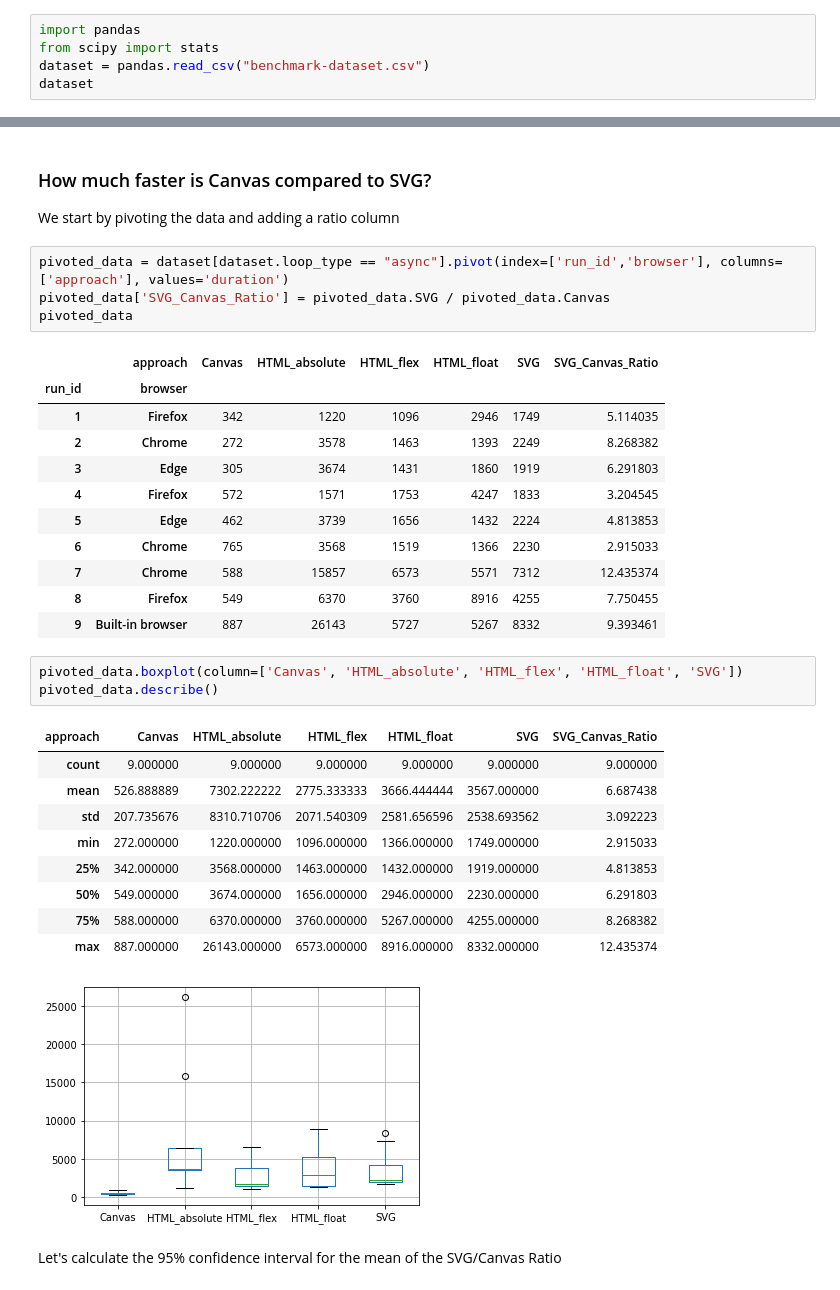
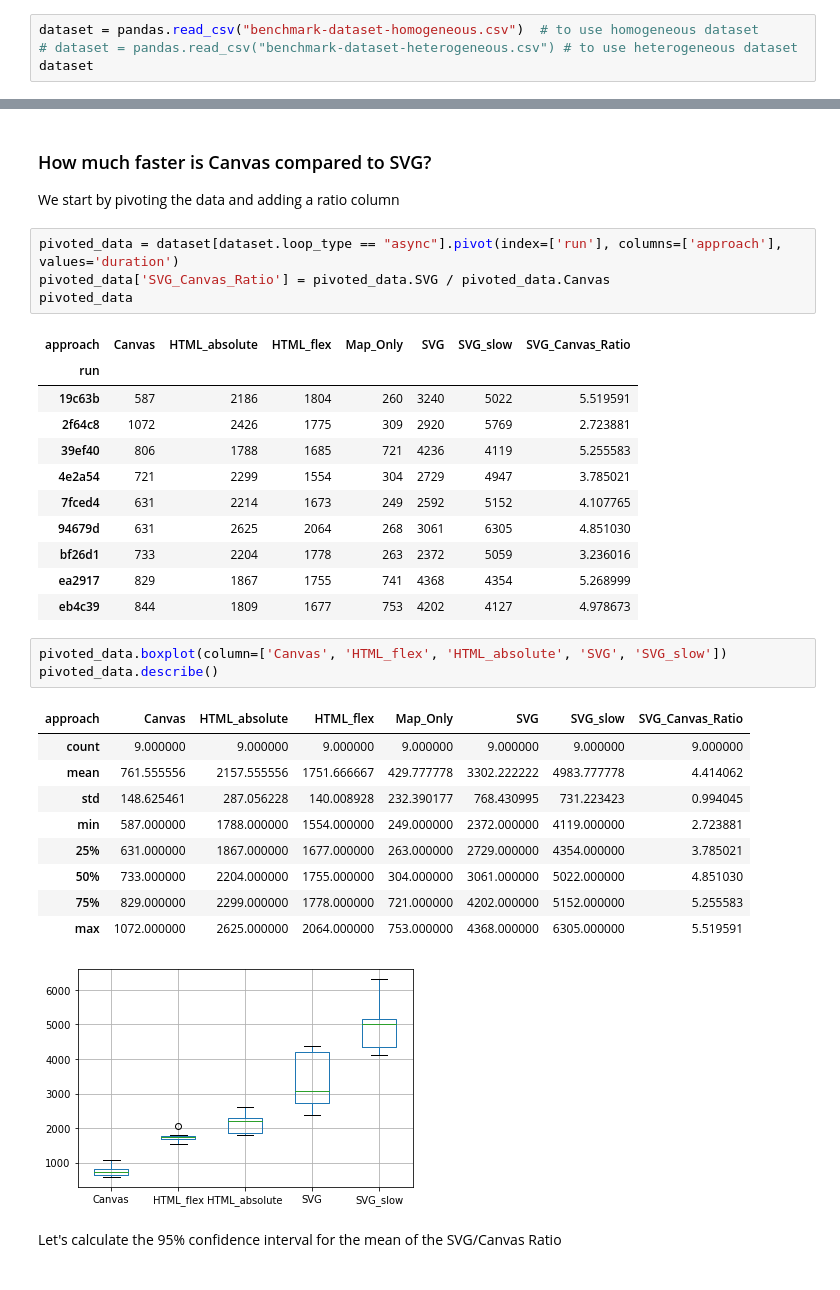
Before and after one commit to raphv/benchmark, a Jupyter notebook: benchmark-notebook.ipynb, the cells around one changed output, grey strips where cells are left out. Drawn from its saved outputs; the diff is of its cells as text.

Commit message:
Added dataset and notebook

```diff
--- a/benchmark-notebook.ipynb
+++ b/benchmark-notebook.ipynb
@@ -3,6 +15,5 @@
 # %%
-import pandas
-from scipy import stats
-dataset = pandas.read_csv("benchmark-dataset.csv")
+dataset = pandas.read_csv("benchmark-dataset-homogeneous.csv")  # to use homogeneous dataset
+# dataset = pandas.read_csv("benchmark-dataset-heterogeneous.csv") # to use heterogeneous dataset
 dataset
 # %% [output]
@@ -58,35 +69,35 @@ ranked_data.groupby(level='loop_type').mean()
 
 We start by pivoting the data and adding a ratio column
 # %%
-pivoted_data = dataset[dataset.loop_type == "async"].pivot(index=['run_id','browser'], columns=['approach'], values='duration')
+pivoted_data = dataset[dataset.loop_type == "async"].pivot(index=['run'], columns=['approach'], values='duration')
 pivoted_data['SVG_Canvas_Ratio'] = pivoted_data.SVG / pivoted_data.Canvas
 pivoted_data
 # %% [output]
-|  | approach | Canvas | HTML_absolute | HTML_flex | HTML_float | SVG | SVG_Canvas_Ratio |
-| run_id | browser |  |  |  |  |  |  |
-| 1 | Firefox | 342 | 1220 | 1096 | 2946 | 1749 | 5.114035 |
-| 2 | Chrome | 272 | 3578 | 1463 | 1393 | 2249 | 8.268382 |
-| 3 | Edge | 305 | 3674 | 1431 | 1860 | 1919 | 6.291803 |
-| 4 | Firefox | 572 | 1571 | 1753 | 4247 | 1833 | 3.204545 |
-| 5 | Edge | 462 | 3739 | 1656 | 1432 | 2224 | 4.813853 |
-| 6 | Chrome | 765 | 3568 | 1519 | 1366 | 2230 | 2.915033 |
-| 7 | Chrome | 588 | 15857 | 6573 | 5571 | 7312 | 12.435374 |
-| 8 | Firefox | 549 | 6370 | 3760 | 8916 | 4255 | 7.750455 |
-| 9 | Built-in browser | 887 | 26143 | 5727 | 5267 | 8332 | 9.393461 |
+| approach | Canvas | HTML_absolute | HTML_flex | Map_Only | SVG | SVG_slow | SVG_Canvas_Ratio |
+| run |  |  |  |  |  |  |  |
+| 19c63b | 587 | 2186 | 1804 | 260 | 3240 | 5022 | 5.519591 |
+| 2f64c8 | 1072 | 2426 | 1775 | 309 | 2920 | 5769 | 2.723881 |
+| 39ef40 | 806 | 1788 | 1685 | 721 | 4236 | 4119 | 5.255583 |
+| 4e2a54 | 721 | 2299 | 1554 | 304 | 2729 | 4947 | 3.785021 |
+| 7fced4 | 631 | 2214 | 1673 | 249 | 2592 | 5152 | 4.107765 |
+| 94679d | 631 | 2625 | 2064 | 268 | 3061 | 6305 | 4.851030 |
+| bf26d1 | 733 | 2204 | 1778 | 263 | 2372 | 5059 | 3.236016 |
+| ea2917 | 829 | 1867 | 1755 | 741 | 4368 | 4354 | 5.268999 |
+| eb4c39 | 844 | 1809 | 1677 | 753 | 4202 | 4127 | 4.978673 |
 # %%
-pivoted_data.boxplot(column=['Canvas', 'HTML_absolute', 'HTML_flex', 'HTML_float', 'SVG'])
+pivoted_data.boxplot(column=['Canvas', 'HTML_flex', 'HTML_absolute', 'SVG', 'SVG_slow'])
 pivoted_data.describe()
 # %% [output]
-| approach | Canvas | HTML_absolute | HTML_flex | HTML_float | SVG | SVG_Canvas_Ratio |
-| count | 9.000000 | 9.000000 | 9.000000 | 9.000000 | 9.000000 | 9.000000 |
-| mean | 526.888889 | 7302.222222 | 2775.333333 | 3666.444444 | 3567.000000 | 6.687438 |
-| std | 207.735676 | 8310.710706 | 2071.540309 | 2581.656596 | 2538.693562 | 3.092223 |
-| min | 272.000000 | 1220.000000 | 1096.000000 | 1366.000000 | 1749.000000 | 2.915033 |
-| 25% | 342.000000 | 3568.000000 | 1463.000000 | 1432.000000 | 1919.000000 | 4.813853 |
-| 50% | 549.000000 | 3674.000000 | 1656.000000 | 2946.000000 | 2230.000000 | 6.291803 |
-| 75% | 588.000000 | 6370.000000 | 3760.000000 | 5267.000000 | 4255.000000 | 8.268382 |
-| max | 887.000000 | 26143.000000 | 6573.000000 | 8916.000000 | 8332.000000 | 12.435374 |
+| approach | Canvas | HTML_absolute | HTML_flex | Map_Only | SVG | SVG_slow | SVG_Canvas_Ratio |
+| count | 9.000000 | 9.000000 | 9.000000 | 9.000000 | 9.000000 | 9.000000 | 9.000000 |
+| mean | 761.555556 | 2157.555556 | 1751.666667 | 429.777778 | 3302.222222 | 4983.777778 | 4.414062 |
+| std | 148.625461 | 287.056228 | 140.008928 | 232.390177 | 768.430995 | 731.223423 | 0.994045 |
+| min | 587.000000 | 1788.000000 | 1554.000000 | 249.000000 | 2372.000000 | 4119.000000 | 2.723881 |
+| 25% | 631.000000 | 1867.000000 | 1677.000000 | 263.000000 | 2729.000000 | 4354.000000 | 3.785021 |
+| 50% | 733.000000 | 2204.000000 | 1755.000000 | 304.000000 | 3061.000000 | 5022.000000 | 4.851030 |
+| 75% | 829.000000 | 2299.000000 | 1778.000000 | 721.000000 | 4202.000000 | 5152.000000 | 5.255583 |
+| max | 1072.000000 | 2625.000000 | 2064.000000 | 753.000000 | 4368.000000 | 6305.000000 | 5.519591 |
-[figure, old version]
+[figure, new version]
 # %% [markdown]
 Let's calculate the 95% confidence interval for the mean of the SVG/Canvas Ratio
 # %%
```
Also changed, not shown: parts of 16 cells of this notebook, 3 other files.
